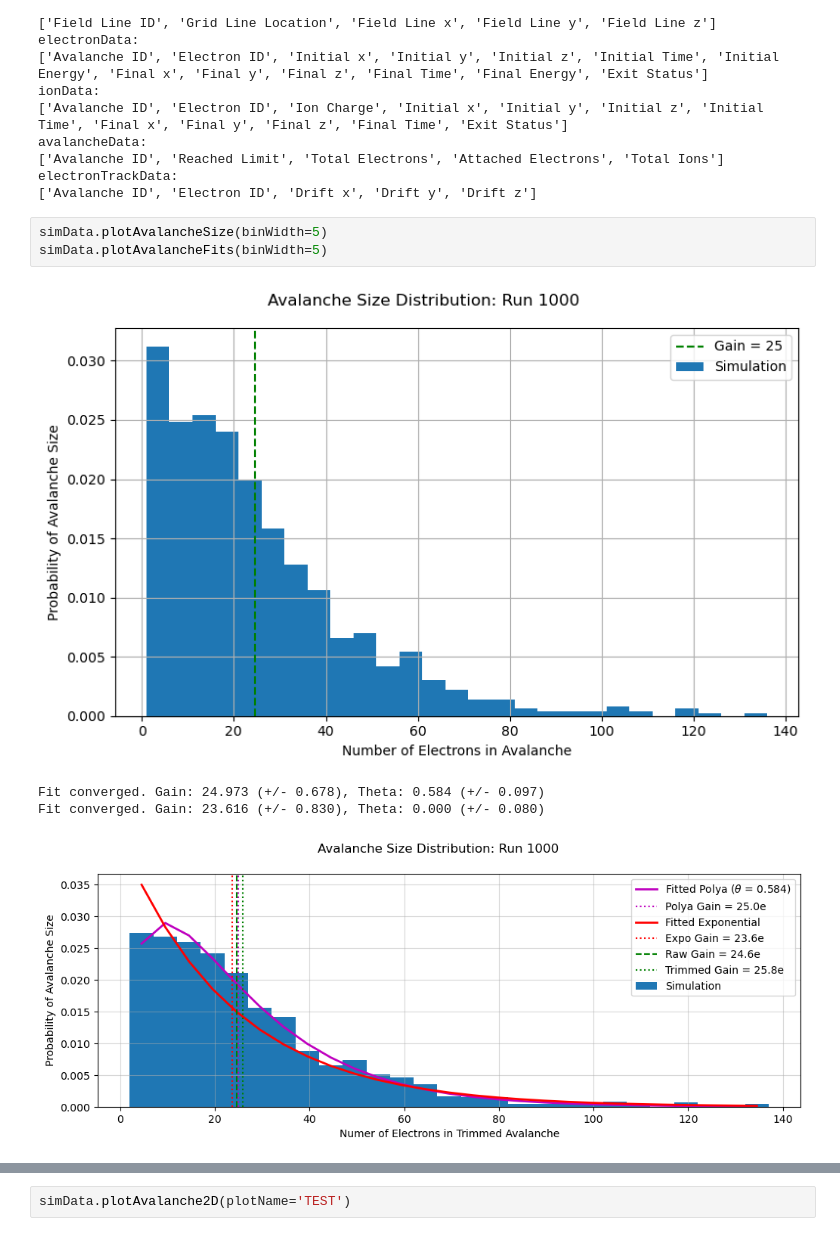
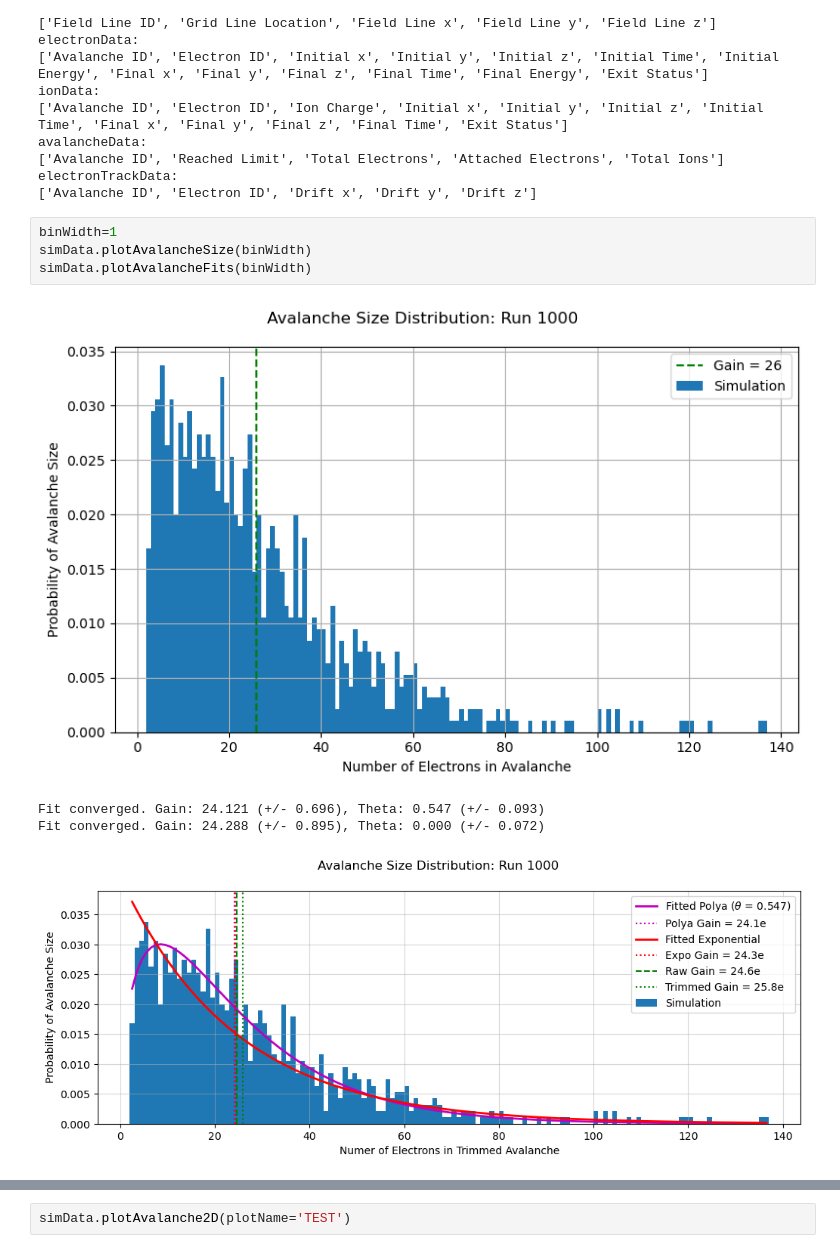
Before and after one commit to pltrogon/fims, a Jupyter notebook: Analysis/avalancheAnalysis.ipynb, the cells around one changed output, grey strips where cells are left out. Drawn from its saved outputs; the diff is of its cells as text.

```diff
--- a/Analysis/avalancheAnalysis.ipynb
+++ b/Analysis/avalancheAnalysis.ipynb
@@ -33,10 +33,11 @@ avalancheData:
 electronTrackData:
 ['Avalanche ID', 'Electron ID', 'Drift x', 'Drift y', 'Drift z']
 # %%
-simData.plotAvalancheSize(binWidth=5)
-simData.plotAvalancheFits(binWidth=5)
+binWidth=1
+simData.plotAvalancheSize(binWidth)
+simData.plotAvalancheFits(binWidth)
 # %% [output]
-[figure, old version]
+[figure, new version]
-Fit converged. Gain: 24.973 (+/- 0.678), Theta: 0.584 (+/- 0.097)
-Fit converged. Gain: 23.616 (+/- 0.830), Theta: 0.000 (+/- 0.080)
+Fit converged. Gain: 24.121 (+/- 0.696), Theta: 0.547 (+/- 0.093)
+Fit converged. Gain: 24.288 (+/- 0.895), Theta: 0.000 (+/- 0.072)
-[figure, old version]
+[figure, new version]
```
Also changed, not shown: parts of 3 cells of this notebook, 2 other files.
